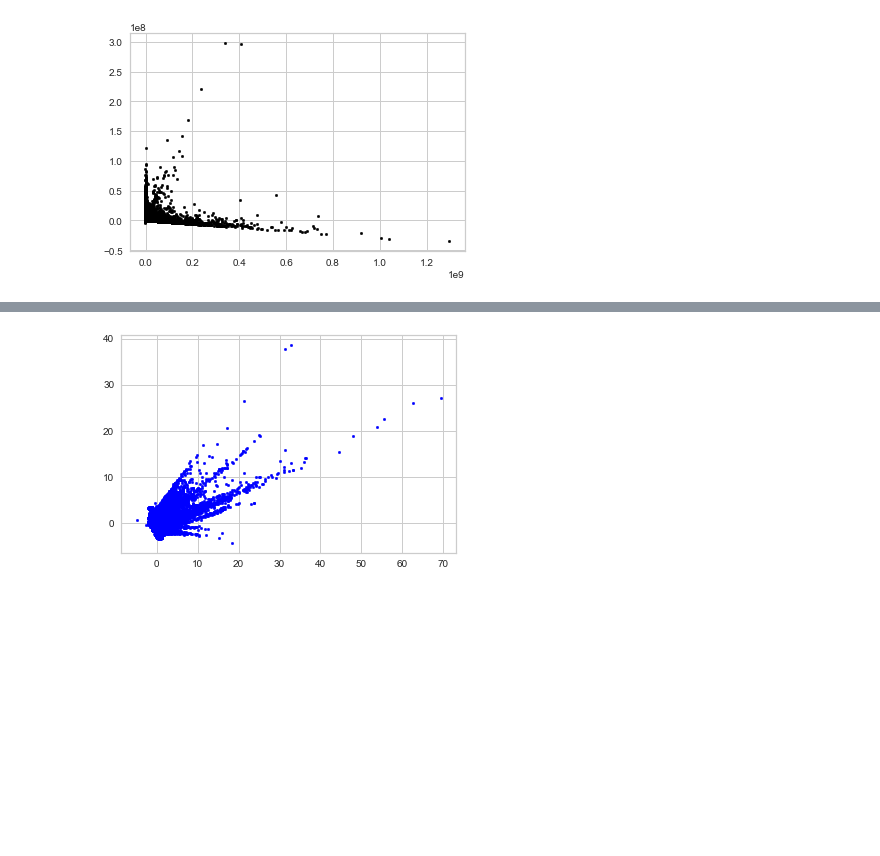
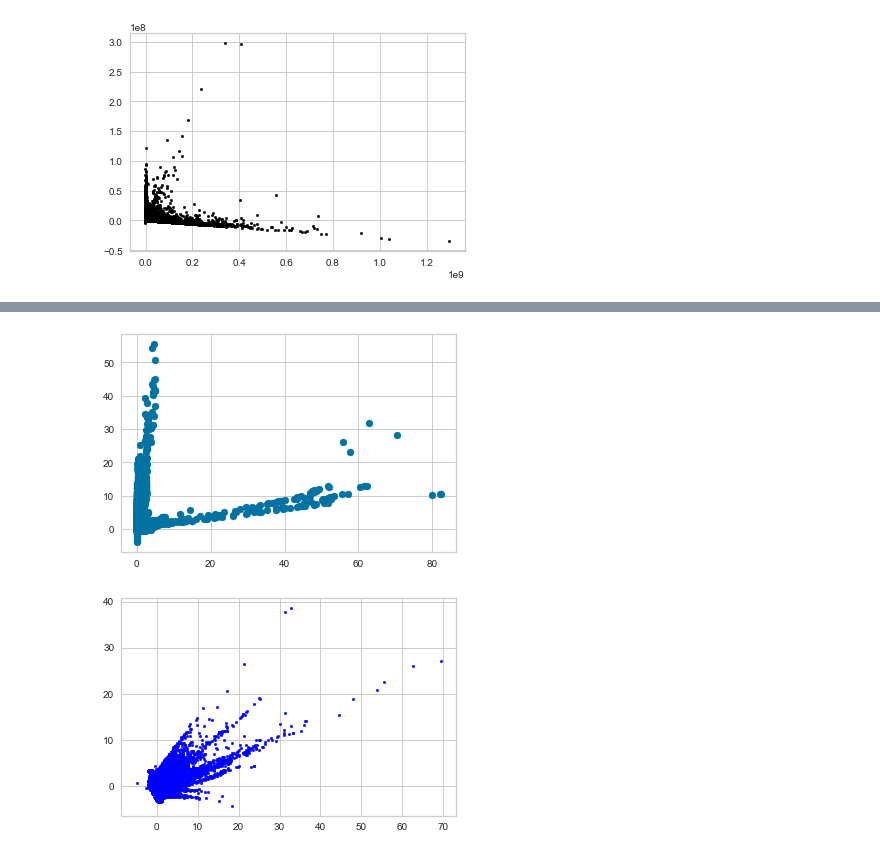
Before and after one commit to Nicocispal/Evidencia_1, a Jupyter notebook: DE_comisiones.ipynb, the cells around one changed output, grey strips where cells are left out. Drawn from its saved outputs; the diff is of its cells as text; code cells hidden in the pictures; blank space fills up the shorter version.

```diff
--- a/DE_comisiones.ipynb
+++ b/DE_comisiones.ipynb
@@ -116,8 +117,8 @@ plt.show()
 # %% [output]
 [figure]
 # %%
-rescaleX = StandardScaler().fit_transform(df)
-column_names = ['FONDO DE INVERSIÓN', 'MONTO DE RESCATE', 'COMISIONES DIRECTAS', 'NUMERO DE ASEGURADOS']
+rescaleX = StandardScaler().fit_transform(df[['COMISIONES DIRECTAS', 'NUMERO DE ASEGURADOS']])
+column_names = ['COMISIONES DIRECTAS', 'NUMERO DE ASEGURADOS']
 Xescaled = pd.DataFrame(data=rescaleX, columns=column_names)
-Xescaled
+Xescaled.head(1500)
 # %% [output]
@@ -125,3 +143,8 @@ ValueError: Shape of passed values is (211493, 15), indices imply (211493, 4)
+# %%
+plt.scatter(Xescaled['NUMERO DE ASEGURADOS'],Xescaled['COMISIONES DIRECTAS'])
+plt.show()
+# %% [output]
+[figure, added]
 # %%
 pca = PCA(n_components = 2)
 Xescaled_short = pca.fit_transform(Xescaled)
```
Also changed, not shown: parts of 4 cells of this notebook.
